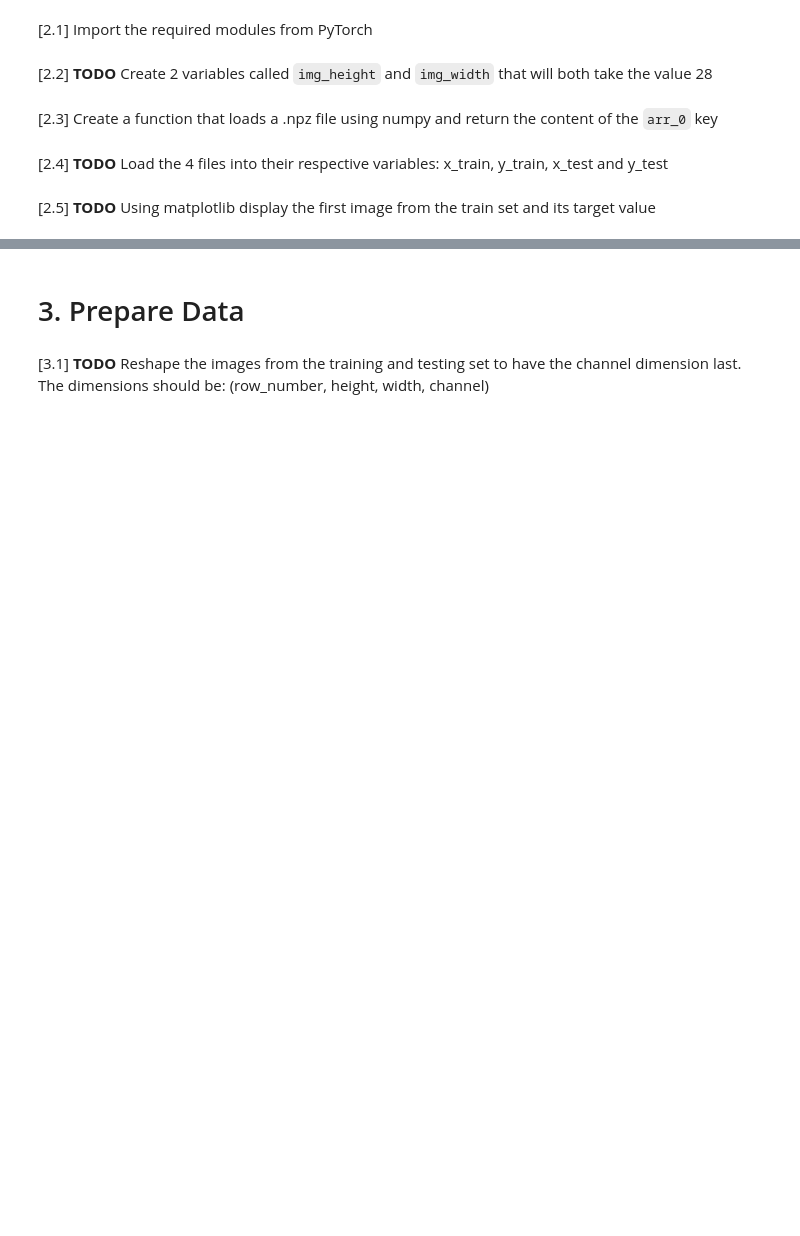
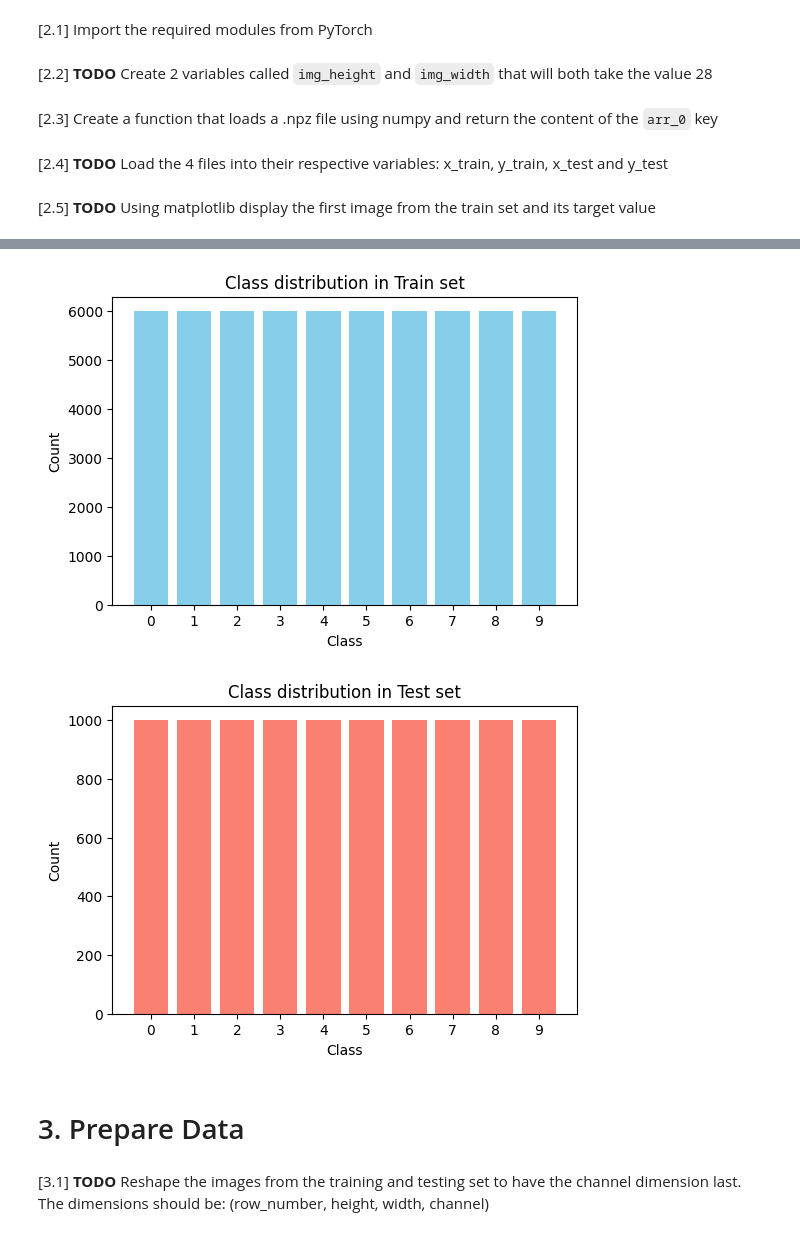
Before and after one commit to Sebas102507/japanese_characters_classifier, a Jupyter notebook: Assignment1-PartB-Instructions.ipynb, the cells around one changed output, grey strips where cells are left out. Saved outputs shown, nothing was run; the diff lists cells and outputs as text; code cells hidden in the pictures; blank space fills up the shorter version.

```diff
--- a/Assignment1-PartB-Instructions.ipynb
+++ b/Assignment1-PartB-Instructions.ipynb
@@ -74,3 +94,32 @@ plt.
+# %%
+import matplotlib.pyplot as plt
+
+# Chat 1: Distribution in y_train
+train_counts = np.bincount(y_train)
+classes = np.arange(len(train_counts))
+
+plt.figure(figsize=(6,4))
+plt.bar(classes, train_counts, color='skyblue')
+plt.xlabel('Class')
+plt.ylabel('Count')
+plt.title('Class distribution in Train set')
+plt.xticks(classes)
+plt.show()
+
+# Chat 2: Distribution in y_test
+test_counts = np.bincount(y_test)
+classes_test = np.arange(len(test_counts))
+
+plt.figure(figsize=(6,4))
+plt.bar(classes_test, test_counts, color='salmon')
+plt.xlabel('Class')
+plt.ylabel('Count')
+plt.title('Class distribution in Test set')
+plt.xticks(classes_test)
+plt.show()
+# %% [output]
+[figure, added]
+[figure, added]
 # %% [markdown]
 # 3. Prepare Data
 # %% [markdown]
```
Also changed, not shown: parts of 42 cells of this notebook, 2 other files.
